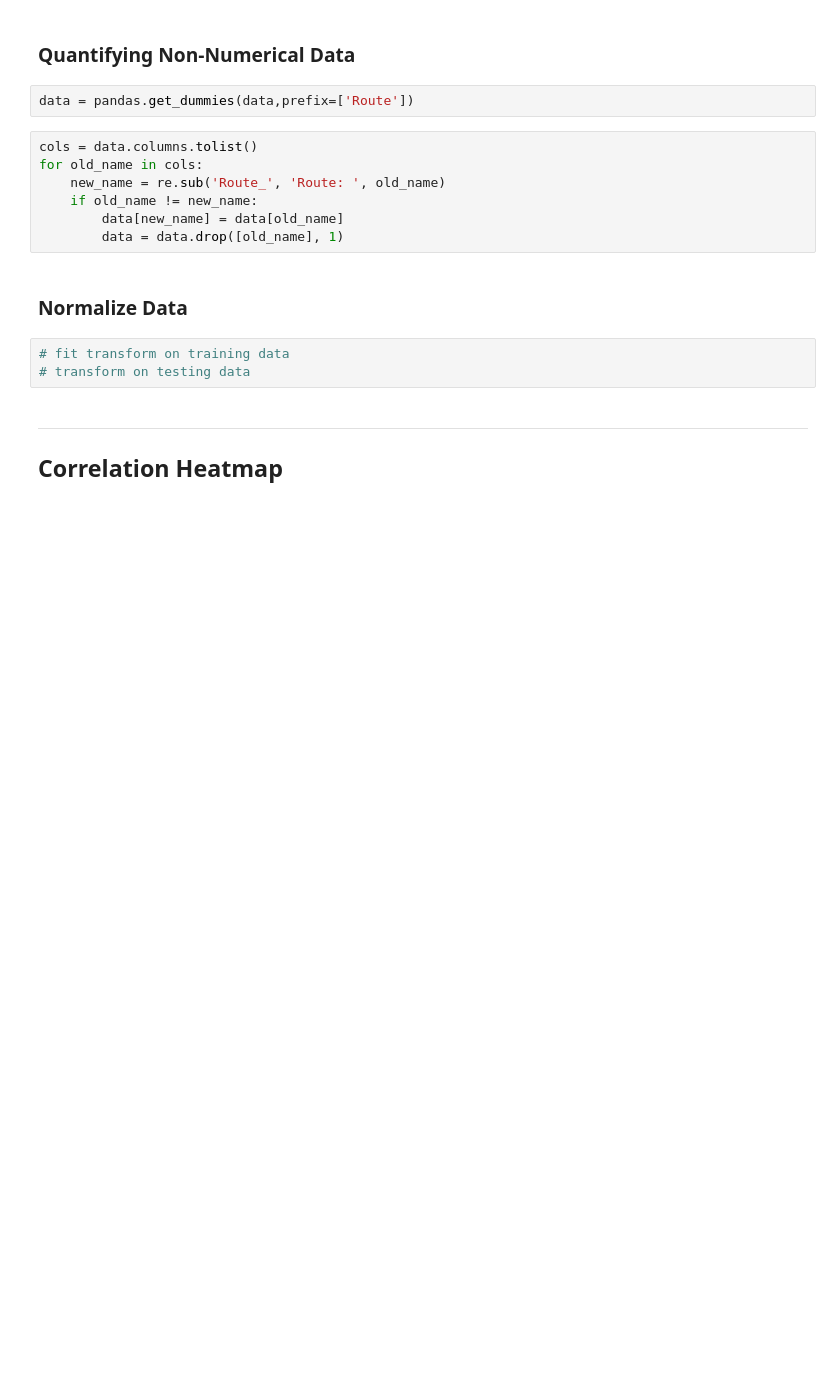
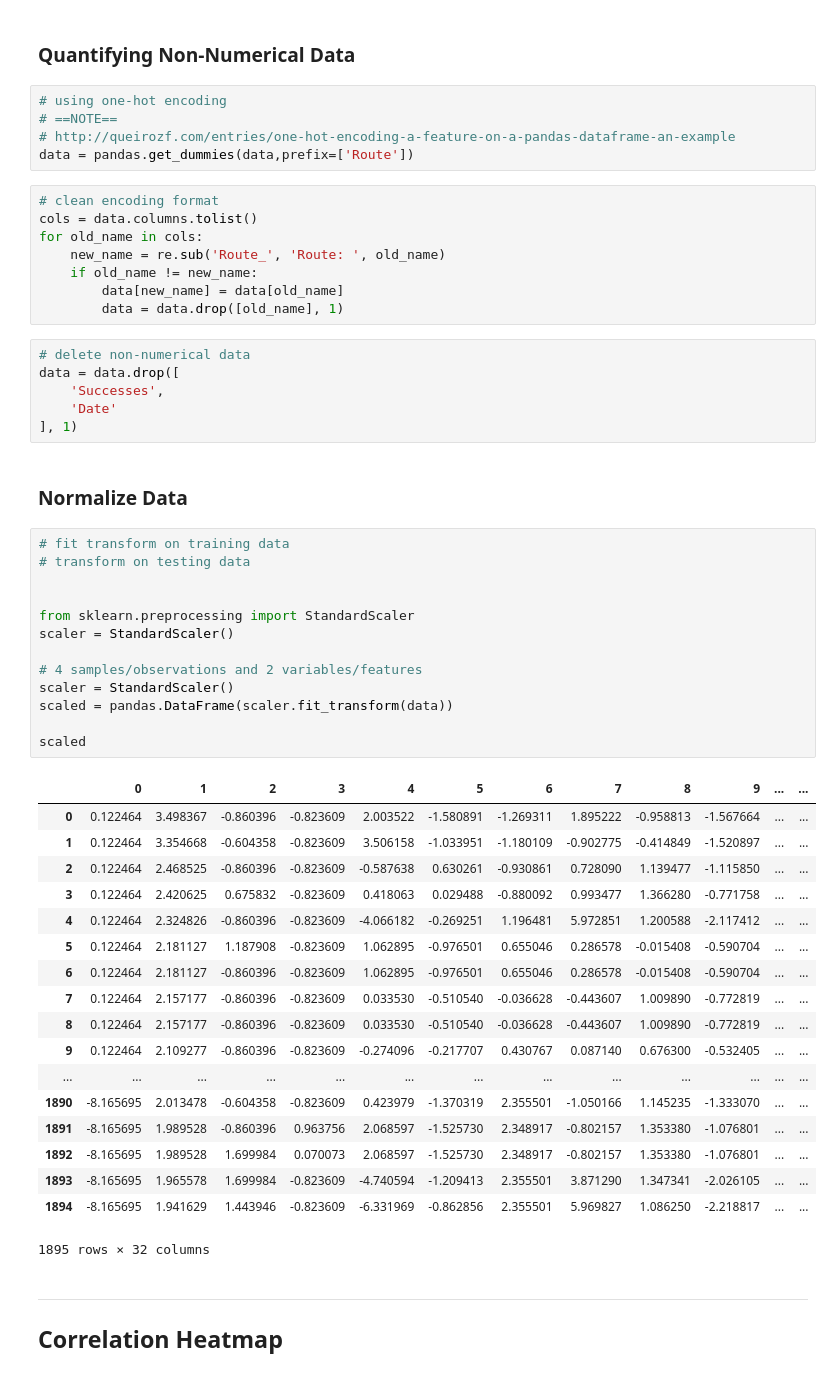
Before and after one commit to noltron000-coursework/mount-rainier, a Jupyter notebook: source/mount_rainier.ipynb, the cells around one changed output. Drawn from its saved outputs; the diff is of its cells as text; blank space fills up the shorter version.

Commit message:
[add] normalizing data
using standard scaler

```diff
--- a/source/mount_rainier.ipynb
+++ b/source/mount_rainier.ipynb
@@ -316,20 +316,59 @@ data.head(20)
 | 19 | 2015-09-23 | 2015 | 266 | Disappointment Cleaver | 12 | 0 | 0.000000 | 13.542500 | ... |
 # %% [markdown]
 ### Quantifying Non-Numerical Data
-# %%
-data = pandas.get_dummies(data,prefix=['Route'])
+# %%
+# using one-hot encoding
+# ==NOTE==
+# http://queirozf.com/entries/one-hot-encoding-a-feature-on-a-pandas-dataframe-an-example
+data = pandas.get_dummies(data,prefix=['Route'])
 # %%
+# clean encoding format
 cols = data.columns.tolist()
 for old_name in cols:
 	new_name = re.sub('Route_', 'Route: ', old_name)
 	if old_name != new_name:
 		data[new_name] = data[old_name]
 		data = data.drop([old_name], 1)
+# %%
+# delete non-numerical data
+data = data.drop([
+	'Successes',
+	'Date'
+], 1)
 # %% [markdown]
 ### Normalize Data
 # %%
 # fit transform on training data
 # transform on testing data
+
+
+from sklearn.preprocessing import StandardScaler
+scaler = StandardScaler()
+
+# 4 samples/observations and 2 variables/features
+scaler = StandardScaler()
+scaled = pandas.DataFrame(scaler.fit_transform(data))
+
+scaled
+# %% [output]
+|  | 0 | 1 | 2 | 3 | 4 | 5 | 6 | 7 | 8 | 9 | ... | ... |
+| 0 | 0.122464 | 3.498367 | -0.860396 | -0.823609 | 2.003522 | -1.580891 | -1.269311 | 1.895222 | -0.958813 | -1.567664 | ... | ... |
+| 1 | 0.122464 | 3.354668 | -0.604358 | -0.823609 | 3.506158 | -1.033951 | -1.180109 | -0.902775 | -0.414849 | -1.520897 | ... | ... |
+| 2 | 0.122464 | 2.468525 | -0.860396 | -0.823609 | -0.587638 | 0.630261 | -0.930861 | 0.728090 | 1.139477 | -1.115850 | ... | ... |
+| 3 | 0.122464 | 2.420625 | 0.675832 | -0.823609 | 0.418063 | 0.029488 | -0.880092 | 0.993477 | 1.366280 | -0.771758 | ... | ... |
+| 4 | 0.122464 | 2.324826 | -0.860396 | -0.823609 | -4.066182 | -0.269251 | 1.196481 | 5.972851 | 1.200588 | -2.117412 | ... | ... |
+| 5 | 0.122464 | 2.181127 | 1.187908 | -0.823609 | 1.062895 | -0.976501 | 0.655046 | 0.286578 | -0.015408 | -0.590704 | ... | ... |
+| 6 | 0.122464 | 2.181127 | -0.860396 | -0.823609 | 1.062895 | -0.976501 | 0.655046 | 0.286578 | -0.015408 | -0.590704 | ... | ... |
+| 7 | 0.122464 | 2.157177 | -0.860396 | -0.823609 | 0.033530 | -0.510540 | -0.036628 | -0.443607 | 1.009890 | -0.772819 | ... | ... |
+| 8 | 0.122464 | 2.157177 | -0.860396 | -0.823609 | 0.033530 | -0.510540 | -0.036628 | -0.443607 | 1.009890 | -0.772819 | ... | ... |
+| 9 | 0.122464 | 2.109277 | -0.860396 | -0.823609 | -0.274096 | -0.217707 | 0.430767 | 0.087140 | 0.676300 | -0.532405 | ... | ... |
+| ... | ... | ... | ... | ... | ... | ... | ... | ... | ... | ... | ... | ... |
+| 1890 | -8.165695 | 2.013478 | -0.604358 | -0.823609 | 0.423979 | -1.370319 | 2.355501 | -1.050166 | 1.145235 | -1.333070 | ... | ... |
+| 1891 | -8.165695 | 1.989528 | -0.860396 | 0.963756 | 2.068597 | -1.525730 | 2.348917 | -0.802157 | 1.353380 | -1.076801 | ... | ... |
+| 1892 | -8.165695 | 1.989528 | 1.699984 | 0.070073 | 2.068597 | -1.525730 | 2.348917 | -0.802157 | 1.353380 | -1.076801 | ... | ... |
+| 1893 | -8.165695 | 1.965578 | 1.699984 | -0.823609 | -4.740594 | -1.209413 | 2.355501 | 3.871290 | 1.347341 | -2.026105 | ... | ... |
+| 1894 | -8.165695 | 1.941629 | 1.443946 | -0.823609 | -6.331969 | -0.862856 | 2.355501 | 5.969827 | 1.086250 | -2.218817 | ... | ... |
+1895 rows × 32 columns
 # %% [markdown]
 ---
 
```
Also changed, not shown: parts of 5 cells of this notebook.
